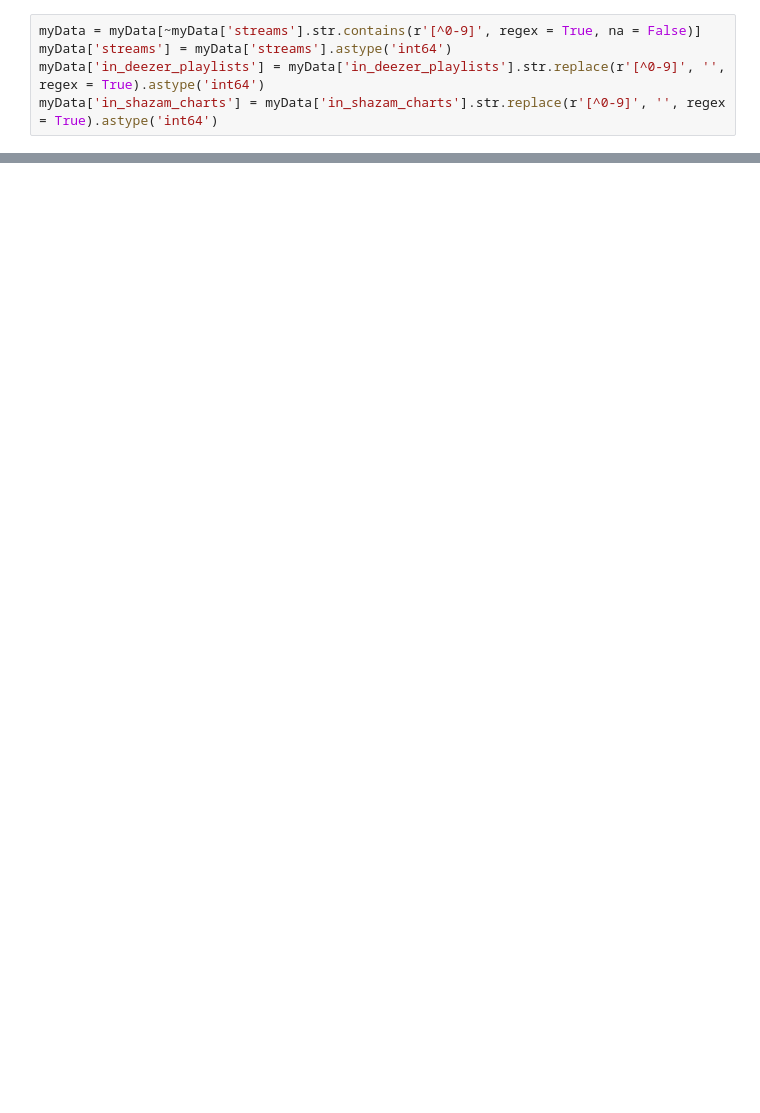
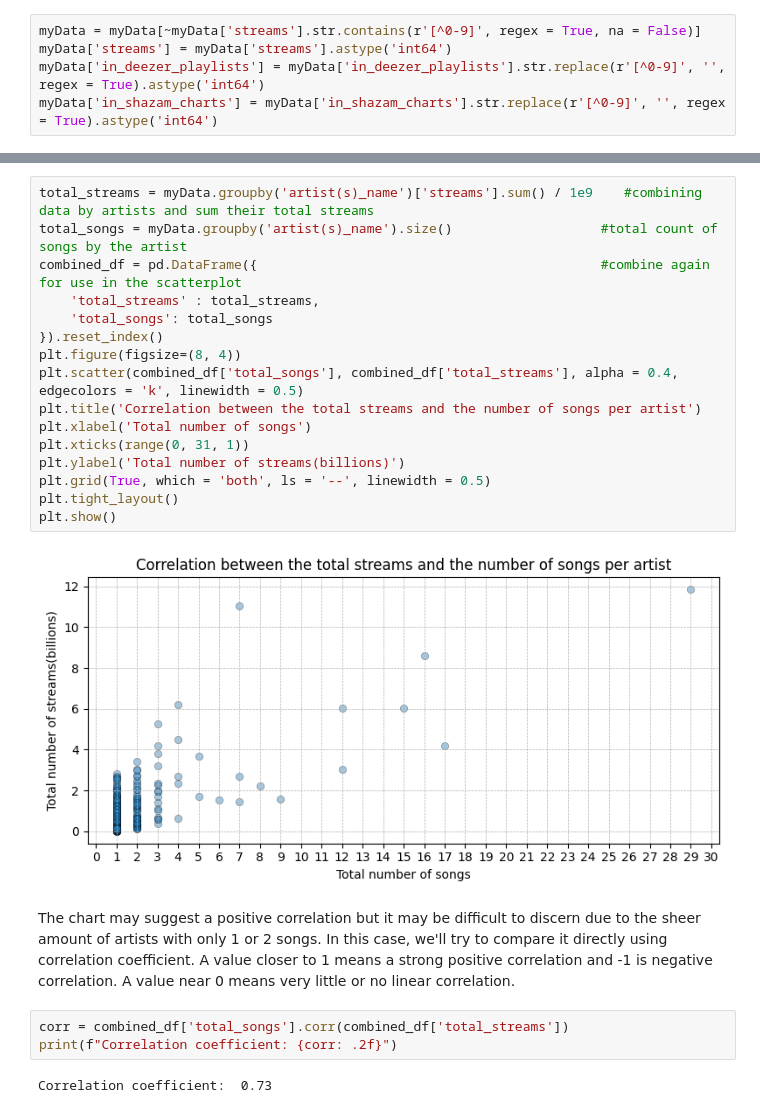
Before and after one commit to ad-mz/Python-Jupyter, a Jupyter notebook: case_study.ipynb, the cells around one changed output, grey strips where cells are left out. Cells and saved outputs as stored; diff of their text form; blank space fills up the shorter version.

```diff
--- a/case_study.ipynb
+++ b/case_study.ipynb
@@ -141,0 +164,25 @@ plt.show()
+# %%
+total_streams = myData.groupby('artist(s)_name')['streams'].sum() / 1e9    #combining data by artists and sum their total streams
+total_songs = myData.groupby('artist(s)_name').size()                   #total count of songs by the artist
+combined_df = pd.DataFrame({                                            #combine again for use in the scatterplot
+    'total_streams' : total_streams,
+    'total_songs': total_songs
+}).reset_index()
+plt.figure(figsize=(8, 4))
+plt.scatter(combined_df['total_songs'], combined_df['total_streams'], alpha = 0.4, edgecolors = 'k', linewidth = 0.5)
+plt.title('Correlation between the total streams and the number of songs per artist')
+plt.xlabel('Total number of songs')
+plt.xticks(range(0, 31, 1))
+plt.ylabel('Total number of streams(billions)')
+plt.grid(True, which = 'both', ls = '--', linewidth = 0.5)
+plt.tight_layout()
+plt.show()
+# %% [output]
+[figure, added]
+# %% [markdown]
+The chart may suggest a positive correlation but it may be difficult to discern due to the sheer amount of artists with only 1 or 2 songs. In this case, we'll try to compare it directly using correlation coefficient. A value closer to 1 means a strong positive correlation and -1 is negative correlation. A value near 0 means very little or no linear correlation.
+# %%
+corr = combined_df['total_songs'].corr(combined_df['total_streams'])
+print(f"Correlation coefficient: {corr: .2f}")
+# %% [output]
+Correlation coefficient:  0.73
```
Also changed, not shown: parts of 18 cells of this notebook, 1 other file.
